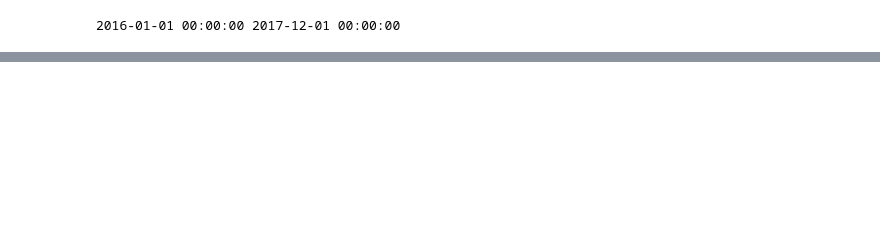
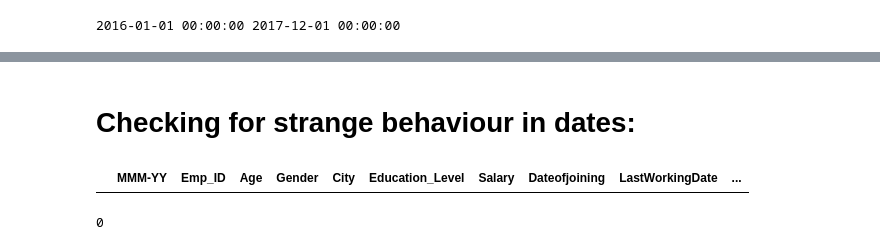
Before and after one commit to anniepank/Hackathon, a Jupyter notebook: Employees_churn_amina.ipynb, the cells around one changed output, grey strips where cells are left out. Drawn from its saved outputs; the diff is of its cells as text; code cells hidden in the pictures; blank space fills up the shorter version.

Commit message:
amina: MonthsTillLast added and cleaned

```diff
--- a/Employees_churn_amina.ipynb
+++ b/Employees_churn_amina.ipynb
@@ -128,8 +127,12 @@ train['date'] = pd.to_datetime(train['MMM-YY'], format='%Y-%m-%d')
 train['LastWorkingDate'] = pd.to_datetime(train['LastWorkingDate'], format='%Y-%m-%d')
 
 print(train.date.min(), train.date.max())
-max_date = pd.datetime.today()  # to adapt easier for other datetime windows
-train['LastMonthOnWork'] = train['LastWorkingDate'].fillna(max_date).dt.to_period('M').dt.to_timestamp()
+# max_date = pd.datetime.today()  # to adapt easier for other datetime windows
+max_date = train.date.max()
+
+# we are adding 3 days before getting month so that dates in the end of the month were rounded to the next month.
+# this is done because for persons whose LastWorkingDate is in the last 1-3 days there exists a data entry on the next month
+train['LastMonthOnWork'] = (train['LastWorkingDate'].fillna(max_date) + pd.Timedelta(days=3)).dt.to_period('M').dt.to_timestamp()
 train['MonthsTillLast'] = ((train.LastMonthOnWork - train.date)/np.timedelta64(1, 'M')).astype(int)
 # %% [output]
 2016-01-01 00:00:00 2017-12-01 00:00:00
@@ -196 +198,11 @@ dtype: int64
 0
+# %% [markdown]
+# Checking for strange behaviour in dates:
+# %%
+train[train['MonthsTillLast'] == -1].head(20)
+# %% [output]
+|  | MMM-YY | Emp_ID | Age | Gender | City | Education_Level | Salary | Dateofjoining | LastWorkingDate | ... |
+# %%
+print(len(train[train['MonthsTillLast'] == -1]))
+# %% [output]
+0
```
Also changed, not shown: parts of 7 cells of this notebook.
